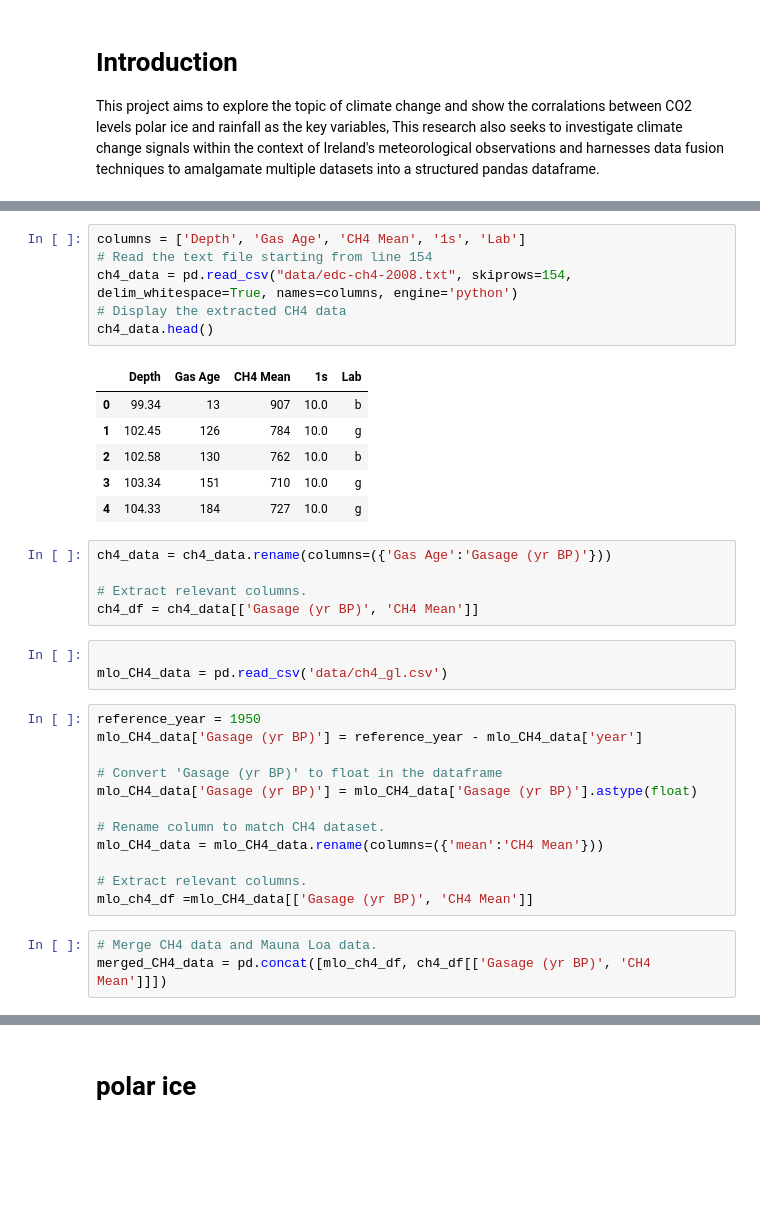
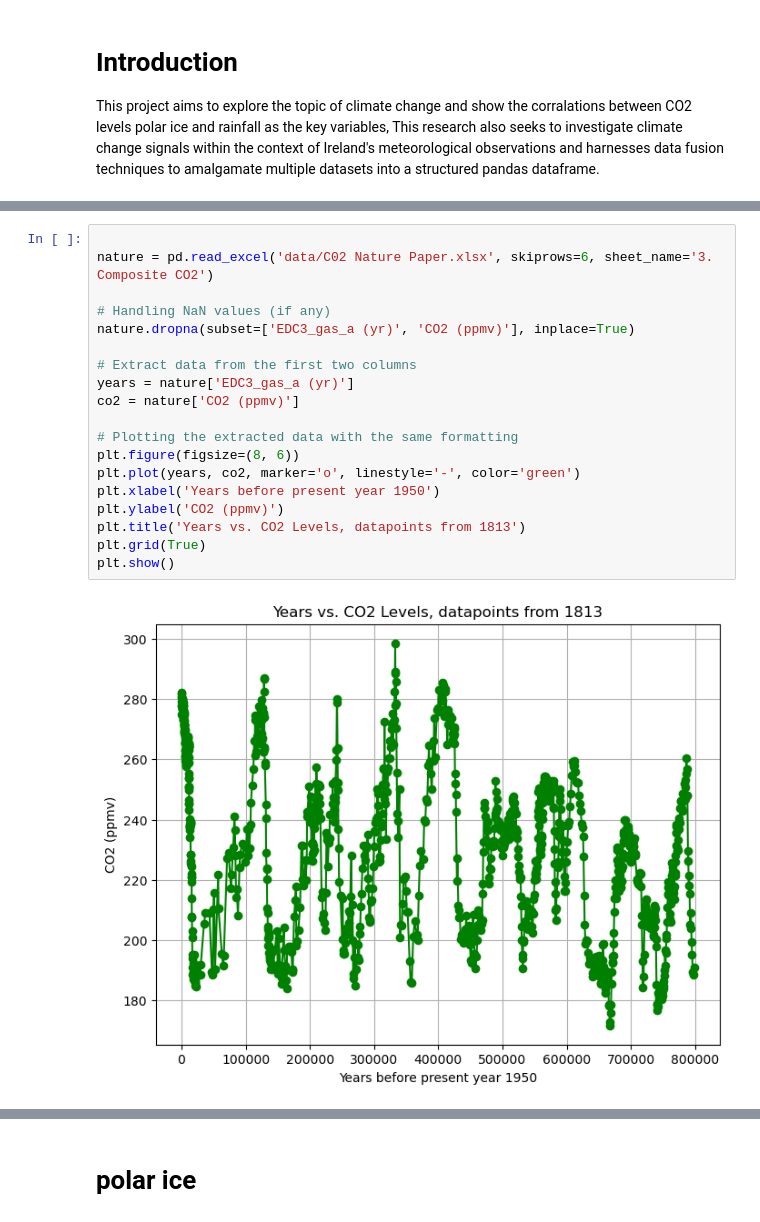
Before and after one commit to keithmmc/pda2, a Jupyter notebook: project2.ipynb, the cells around one changed output, grey strips where cells are left out. Cells and saved outputs as stored; diff of their text form; blank space fills up the shorter version.

```diff
--- a/project2.ipynb
+++ b/project2.ipynb
@@ -104,36 +55,21 @@ temp_df =temp_df[['Gasage (yr BP)', 'Temperature Anomaly (Kelvin)']]
-# %%
-columns = ['Depth', 'Gas Age', 'CH4 Mean', '1s', 'Lab']
-# Read the text file starting from line 154
-ch4_data = pd.read_csv("data/edc-ch4-2008.txt", skiprows=154, delim_whitespace=True, names=columns, engine='python')
-# Display the extracted CH4 data
-ch4_data.head()
-# %% [output]
-|  | Depth | Gas Age | CH4 Mean | 1s | Lab |
-| 0 | 99.34 | 13 | 907 | 10.0 | b |
-| 1 | 102.45 | 126 | 784 | 10.0 | g |
-| 2 | 102.58 | 130 | 762 | 10.0 | b |
-| 3 | 103.34 | 151 | 710 | 10.0 | g |
-| 4 | 104.33 | 184 | 727 | 10.0 | g |
-# %%
-ch4_data = ch4_data.rename(columns=({'Gas Age':'Gasage (yr BP)'}))
-
-# Extract relevant columns.
-ch4_df = ch4_data[['Gasage (yr BP)', 'CH4 Mean']]
-# %%
-
-mlo_CH4_data = pd.read_csv('data/ch4_gl.csv')
-# %%
-reference_year = 1950
-mlo_CH4_data['Gasage (yr BP)'] = reference_year - mlo_CH4_data['year']
-
-# Convert 'Gasage (yr BP)' to float in the dataframe
-mlo_CH4_data['Gasage (yr BP)'] = mlo_CH4_data['Gasage (yr BP)'].astype(float)
-
-# Rename column to match CH4 dataset.
-mlo_CH4_data = mlo_CH4_data.rename(columns=({'mean':'CH4 Mean'}))
-
-# Extract relevant columns.
-mlo_ch4_df =mlo_CH4_data[['Gasage (yr BP)', 'CH4 Mean']]
-# %%
-# Merge CH4 data and Mauna Loa data.
-merged_CH4_data = pd.concat([mlo_ch4_df, ch4_df[['Gasage (yr BP)', 'CH4 Mean']]])
+# %%
+
+nature = pd.read_excel('data/C02 Nature Paper.xlsx', skiprows=6, sheet_name='3.  Composite CO2')
+
+# Handling NaN values (if any)
+nature.dropna(subset=['EDC3_gas_a (yr)', 'CO2 (ppmv)'], inplace=True)
+
+# Extract data from the first two columns
+years = nature['EDC3_gas_a (yr)']
+co2 = nature['CO2 (ppmv)']
+
+# Plotting the extracted data with the same formatting
+plt.figure(figsize=(8, 6))
+plt.plot(years, co2, marker='o', linestyle='-', color='green')
+plt.xlabel('Years before present year 1950')
+plt.ylabel('CO2 (ppmv)')
+plt.title('Years vs. CO2 Levels, datapoints from 1813')
+plt.grid(True)
+plt.show()
+# %% [output]
+[figure, added]
```
Also changed, not shown: parts of 39 cells of this notebook.
